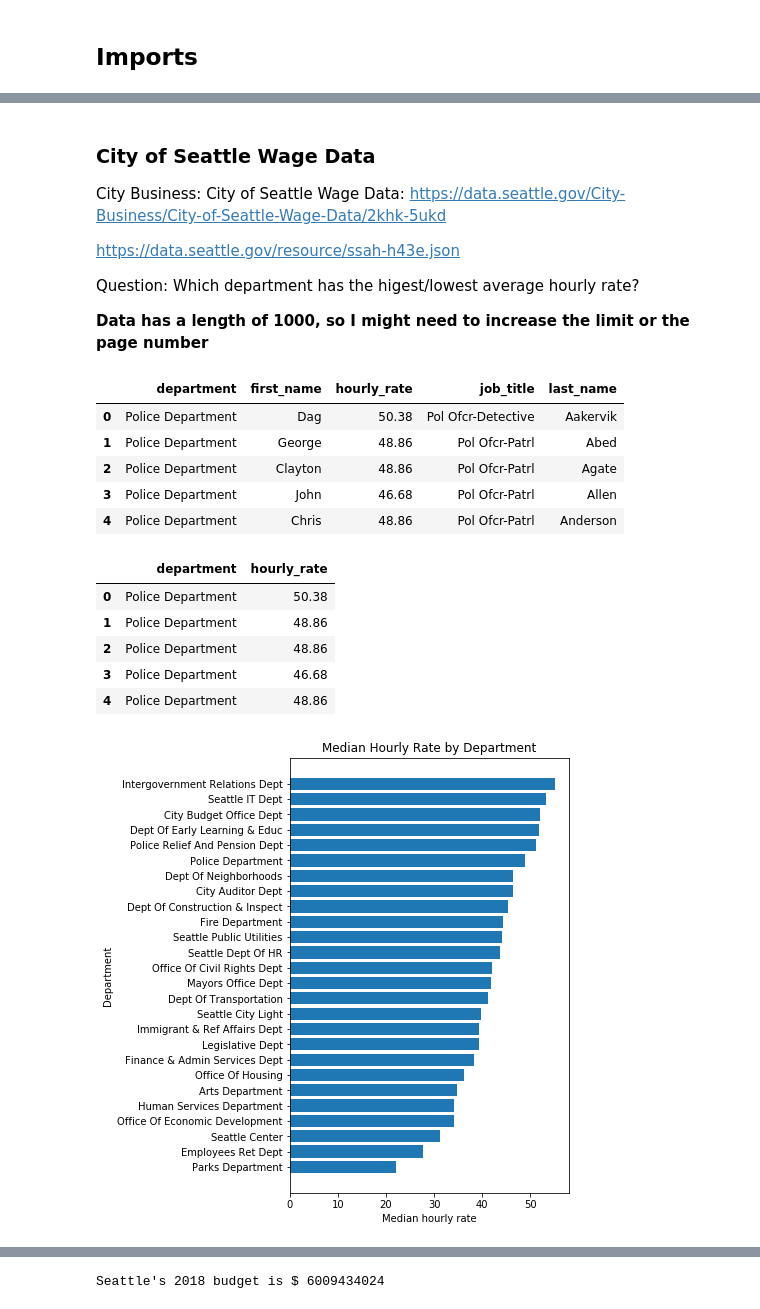
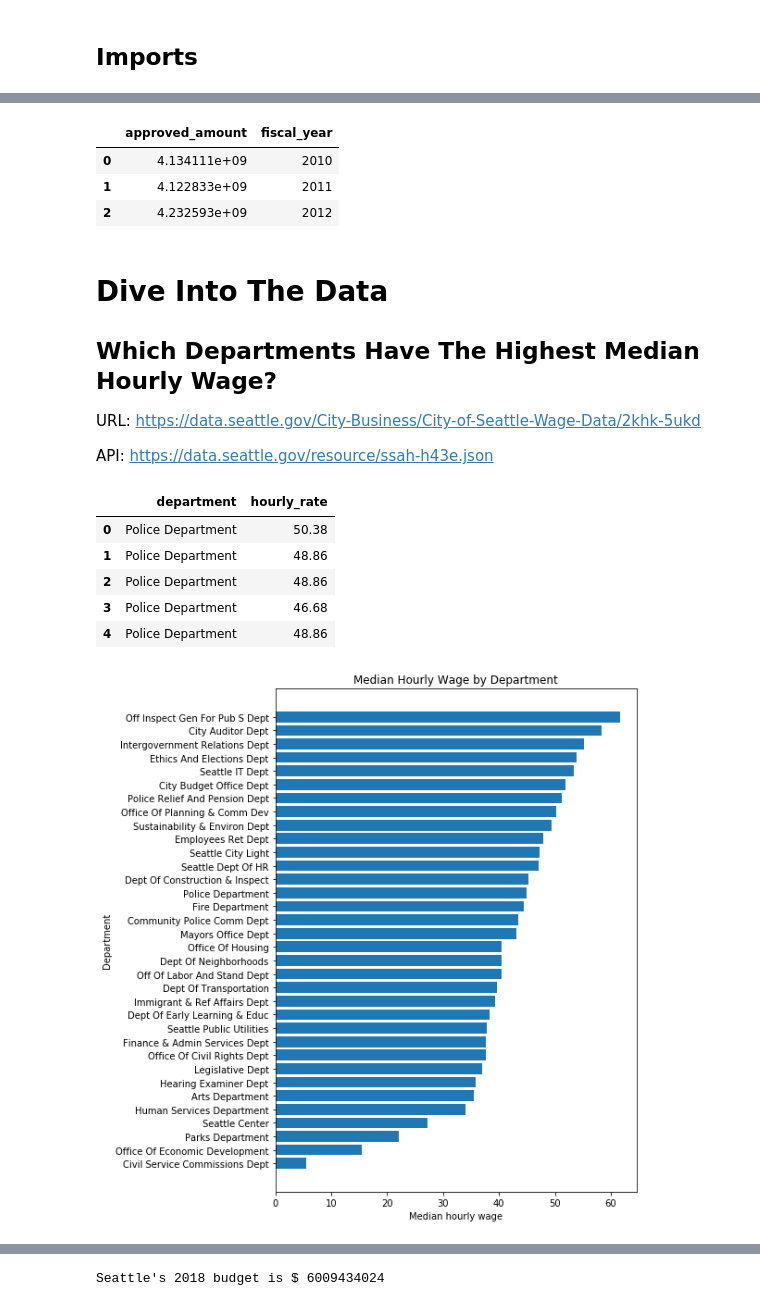
Before and after one commit to chrispmaag/plotly_open_city_data_api, a Jupyter notebook: Plotly_Open_City_Data_API.ipynb, the cells around one changed output, grey strips where cells are left out. Drawn from its saved outputs; the diff is of its cells as text; code cells hidden in the pictures.

Commit message:
style: Clean up notebook and add charts and images

```diff
--- a/Plotly_Open_City_Data_API.ipynb
+++ b/Plotly_Open_City_Data_API.ipynb
@@ -15,6 +26,6 @@ import matplotlib.pyplot as plt
 # %%
 def open_data_to_df(url, params=None):
-    """ Input url and convert to Pandas dataframe"""
+    """ Input url and convert to pandas dataframe"""
     request_object = requests.get(url, params)
     request_object_json = request_object.json()
     return pd.DataFrame([entry for entry in request_object_json])
@@ -23,33 +79,39 @@ ___
+# %%
+# Note the '=' directly after the SELECT. Without that, the API returns an error
+yearly_budget_url = 'https://data.seattle.gov/resource/4fzy-5niz.json?$select=fiscal_year, \
+                     sum(approved_amount) as approved_amount \
+                     where fiscal_year between 2010 and 2018  \
+                     group by fiscal_year \
+                     order by fiscal_year'
+yearly_budget = open_data_to_df(yearly_budget_url)
+
+# Convert approved_amount from string to numeric
+yearly_budget['approved_amount'] = pd.to_numeric(yearly_budget['approved_amount'])
+yearly_budget.head(3)
+# %% [output]
+|  | approved_amount | fiscal_year |
+| 0 | 4.134111e+09 | 2010 |
+| 1 | 4.122833e+09 | 2011 |
+| 2 | 4.232593e+09 | 2012 |
 # %% [markdown]
-### City of Seattle Wage Data
-City Business: City of Seattle Wage Data: https://data.seattle.gov/City-Business/City-of-Seattle-Wage-Data/2khk-5ukd
+# Dive Into The Data
 
-https://data.seattle.gov/resource/ssah-h43e.json
+## Which Departments Have The Highest Median Hourly Wage?
 
-Question: Which department has the higest/lowest average hourly rate?
+URL: https://data.seattle.gov/City-Business/City-of-Seattle-Wage-Data/2khk-5ukd
 
-**Data has a length of 1000, so I might need to increase the limit or the page number**
+API: https://data.seattle.gov/resource/ssah-h43e.json
 # %%
-wages_url = 'https://data.seattle.gov/resource/ssah-h43e.json'
+wages_url = 'https://data.seattle.gov/resource/ssah-h43e.json?$select=department, hourly_rate limit 50000'
 seattle_wages = open_data_to_df(wages_url)
 
 # Convert hourly_rate column from string to float
 seattle_wages['hourly_rate'] = pd.to_numeric(seattle_wages['hourly_rate'])
 seattle_wages.head()
 # %% [output]
-|  | department | first_name | hourly_rate | job_title | last_name |
-| 0 | Police Department | Dag | 50.38 | Pol Ofcr-Detective | Aakervik |
-| 1 | Police Department | George | 48.86 | Pol Ofcr-Patrl | Abed |
-| 2 | Police Department | Clayton | 48.86 | Pol Ofcr-Patrl | Agate |
-| 3 | Police Department | John | 46.68 | Pol Ofcr-Patrl | Allen |
-| 4 | Police Department | Chris | 48.86 | Pol Ofcr-Patrl | Anderson |
+|  | department | hourly_rate |
+| 0 | Police Department | 50.38 |
+| 1 | Police Department | 48.86 |
+| 2 | Police Department | 48.86 |
+| 3 | Police Department | 46.68 |
+| 4 | Police Department | 48.86 |
-# %%
-subset_wages = seattle_wages[['department', 'hourly_rate']]
-subset_wages.head()
-# %% [output]
-|  | department | hourly_rate |
-| 0 | Police Department | 50.38 |
-| 1 | Police Department | 48.86 |
-| 2 | Police Department | 48.86 |
-| 3 | Police Department | 46.68 |
-| 4 | Police Department | 48.86 |
@@ -60,9 +118,11 @@ test = subset_wages.groupby('department').median().sort_values('hourly_rate').re
+# %%
+# reset_index() is very helpful
+median_wages = seattle_wages.groupby('department').median().sort_values('hourly_rate').reset_index()
 # %%
-# THIS IS WHAT I WAS TRYING TO GET FOREVER BECAUSE I KNOW I CAN PASS THESE VALUES TO PLOTLY
-plt.figure(figsize=(5,8))
-plt.barh(test['department'], test['hourly_rate'])
-plt.title('Median Hourly Rate by Department')
+plt.figure(figsize=(7,10))
+plt.barh(median_wages['department'], median_wages['hourly_rate'])
+plt.title('Median Hourly Wage by Department')
 plt.ylabel('Department')
-plt.xlabel('Median hourly rate');
+plt.xlabel('Median hourly wage');
 # %% [output]
-[figure, old version]
+[figure, new version]
```
Also changed, not shown: parts of 41 cells of this notebook.
